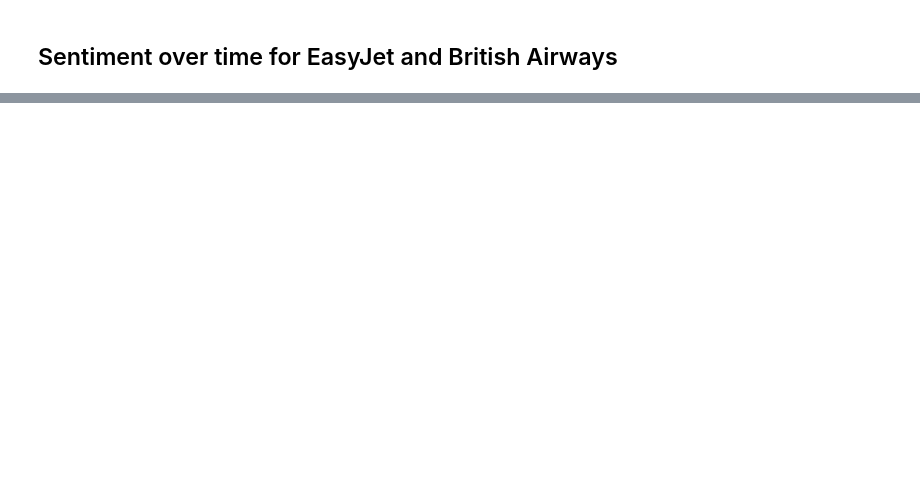
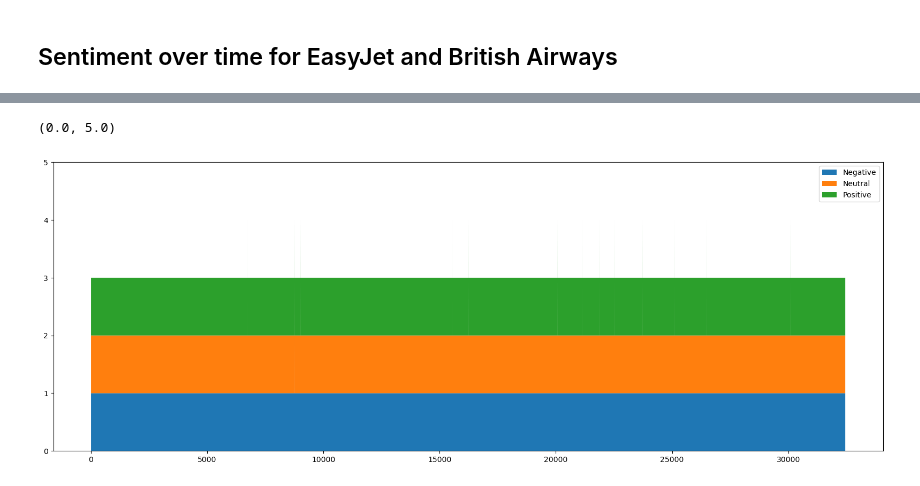
Before and after one commit to AlexRaudvee/Sentiment_Analysis_Tiwitter, a Jupyter notebook: sentiment_analysis.ipynb, the cells around one changed output, grey strips where cells are left out. Drawn from its saved outputs; the diff is of its cells as text; code cells hidden in the pictures; blank space fills up the shorter version.

```diff
--- a/sentiment_analysis.ipynb
+++ b/sentiment_analysis.ipynb
@@ -716,0 +717,12 @@ sns.
+# %%
+# get the data about easyjet over the year
+easyjet_neg_dof_df = easyjet_tweets[easyjet_tweets['sentiment_label']=='negative'].groupby('datetime').count()[['tweet_id']].reset_index().rename(columns={'tweet_id':'Negative'})
+easyjet_neu_dof_df = easyjet_tweets[easyjet_tweets['sentiment_label']=='neutral'].groupby('datetime').count()[['tweet_id']].reset_index().rename(columns={'tweet_id':'Neutral'})
+easyjet_pos_dof_df = easyjet_tweets[easyjet_tweets['sentiment_label']=='positive'].groupby('datetime').count()[['tweet_id']].reset_index().rename(columns={'tweet_id':'Positive'})
+
+# get the data about british airways over the year
+britishairways_neg_dof_df = britishairways_tweets[britishairways_tweets['sentiment_label']=='negative'].groupby('datetime').count()[['tweet_id']].reset_index().rename(columns={'tweet_id':'Negative'})
+britishairways_neu_dof_df = britishairways_tweets[britishairways_tweets['sentiment_label']=='neutral'].groupby('datetime').count()[['tweet_id']].reset_index().rename(columns={'tweet_id':'Neutral'})
+britishairways_pos_dof_df = britishairways_tweets[britishairways_tweets['sentiment_label']=='positive'].groupby('datetime').count()[['tweet_id']].reset_index().rename(columns={'tweet_id':'Positive'})
+# %%
+till = min(easyjet_neg_dof_df.last_valid_index(), easyjet_neu_dof_df.last_valid_index(), easyjet_pos_dof_df.last_valid_index())
@@ -716,0 +733,15 @@ sns.
+# %%
+fig, ax = plt.subplots(nrows=1, ncols=1, figsize=(20,7))
+
+
+x=range(1,till + 2)
+y1=easyjet_neg_dof_df['Negative'].loc[:till].to_list()
+y2=easyjet_neu_dof_df['Neutral'].loc[:till].to_list()
+y3=easyjet_pos_dof_df['Positive'].loc[:till].to_list()
+
+plt.stackplot(x, y1, y2, y3, labels=['Negative', 'Neutral', 'Positive'])
+plt.legend(['Negative', 'Neutral', 'Positive'])
+plt.ylim(0,5)
+# %% [output]
+(0.0, 5.0)
+[figure, added]
```
Also changed, not shown: parts of 12 cells of this notebook.
